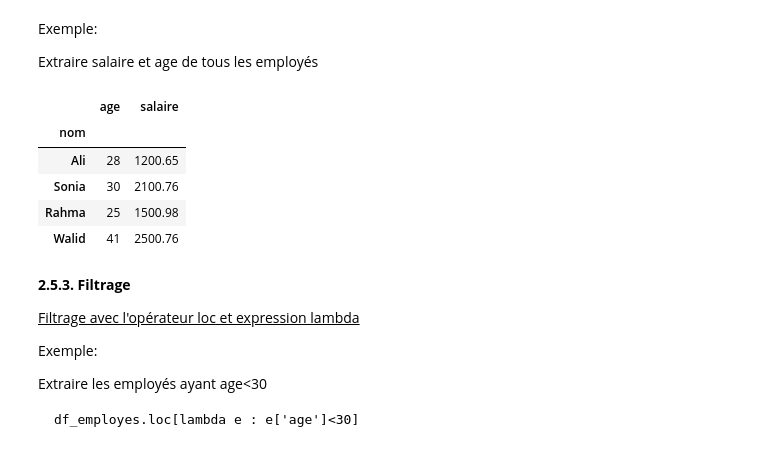
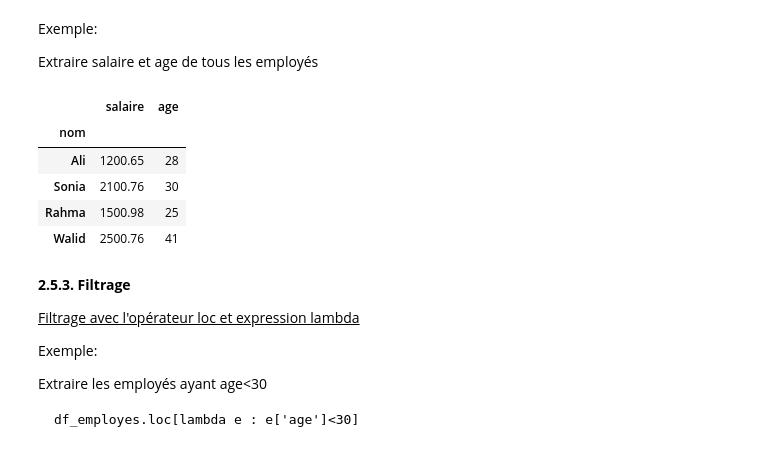
Before and after one commit to MarouaneAyech/python_data_science_s, a Jupyter notebook: seance7/notebook_dataframes.ipynb, the cells around one changed output. Cells and saved outputs as stored; diff of their text form; code cells hidden in the pictures.

Commit message:
update notebooks de series et dataframes

```diff
--- a/seance7/notebook_dataframes.ipynb
+++ b/seance7/notebook_dataframes.ipynb
@@ -172,3 +181,6 @@ Les propriétés de base d'un dataframe sont :
 - `columns`
 - `values`
 - ...
+# %%
+df_employes=pd.read_csv('employes.csv', index_col=0)
+df_employes
@@ -316,14 +334,14 @@ Exemple:
 Extraire salaire et age de tous les employés
 # %%
 # Extraire les colonnes  de 'salaire' et 'age'
-df_employes.#?
+df_employes.loc[:,['salaire','age']]
 # %% [output]
-|  | age | salaire |
+|  | salaire | age |
 | nom |  |  |
-| Ali | 28 | 1200.65 |
-| Sonia | 30 | 2100.76 |
-| Rahma | 25 | 1500.98 |
-| Walid | 41 | 2500.76 |
+| Ali | 1200.65 | 28 |
+| Sonia | 2100.76 | 30 |
+| Rahma | 1500.98 | 25 |
+| Walid | 2500.76 | 41 |
 # %% [markdown]
 <b>2.5.3. Filtrage</b>
 
```
Also changed, not shown: parts of 32 cells of this notebook, 1 other file.
